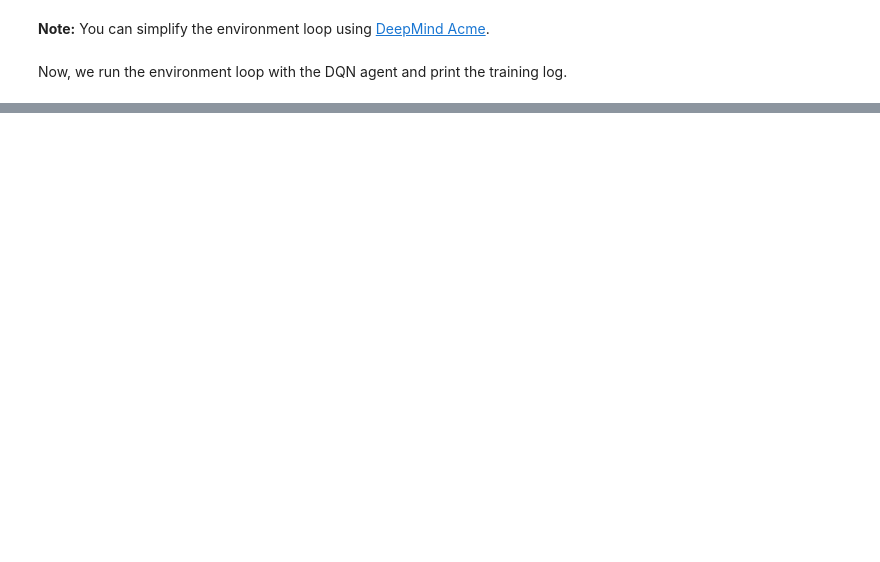
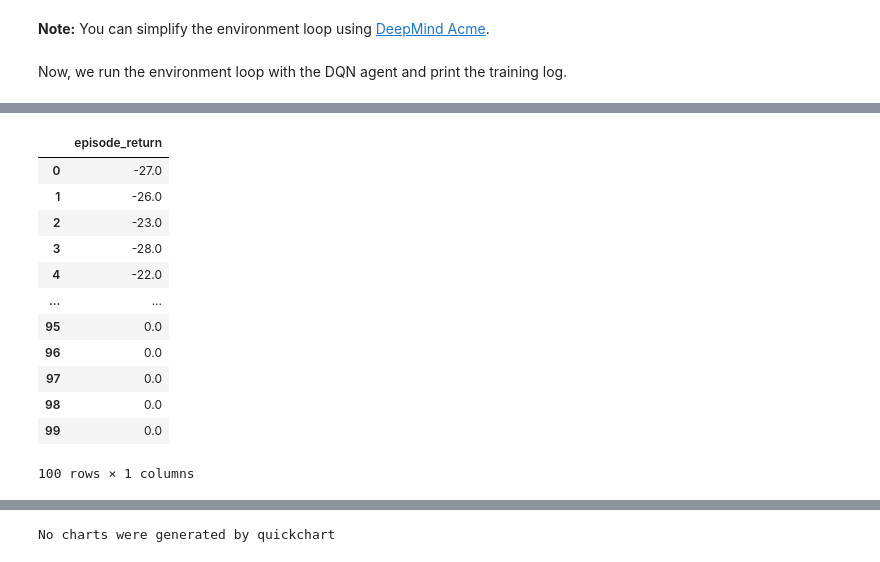
Before and after one commit to tozanni/nma_wcst_rl, a Jupyter notebook: human_rl_wcst.ipynb, the cells around one changed output, grey strips where cells are left out. Drawn from its saved outputs; the diff is of its cells as text; code cells hidden in the pictures; blank space fills up the shorter version.

```diff
--- a/human_rl_wcst.ipynb
+++ b/human_rl_wcst.ipynb
@@ -586,0 +561,16 @@ New card is v_data [0.0, 0.0, 0.0, 1.0, 0.0, 0.0, 0.0, 1.0, 1.0, 0.0, 0.0, 0.0]
+# %%
+logs[["episode_return"]]
+# %% [output]
+|  | episode_return |
+| 0 | -27.0 |
+| 1 | -26.0 |
+| 2 | -23.0 |
+| 3 | -28.0 |
+| 4 | -22.0 |
+| ... | ... |
+| 95 | 0.0 |
+| 96 | 0.0 |
+| 97 | 0.0 |
+| 98 | 0.0 |
+| 99 | 0.0 |
+100 rows × 1 columns
@@ -586,0 +578 @@ New card is v_data [0.0, 0.0, 0.0, 1.0, 0.0, 0.0, 0.0, 1.0, 1.0, 0.0, 0.0, 0.0]
+No charts were generated by quickchart
```
Also changed, not shown: parts of 6 cells of this notebook.
